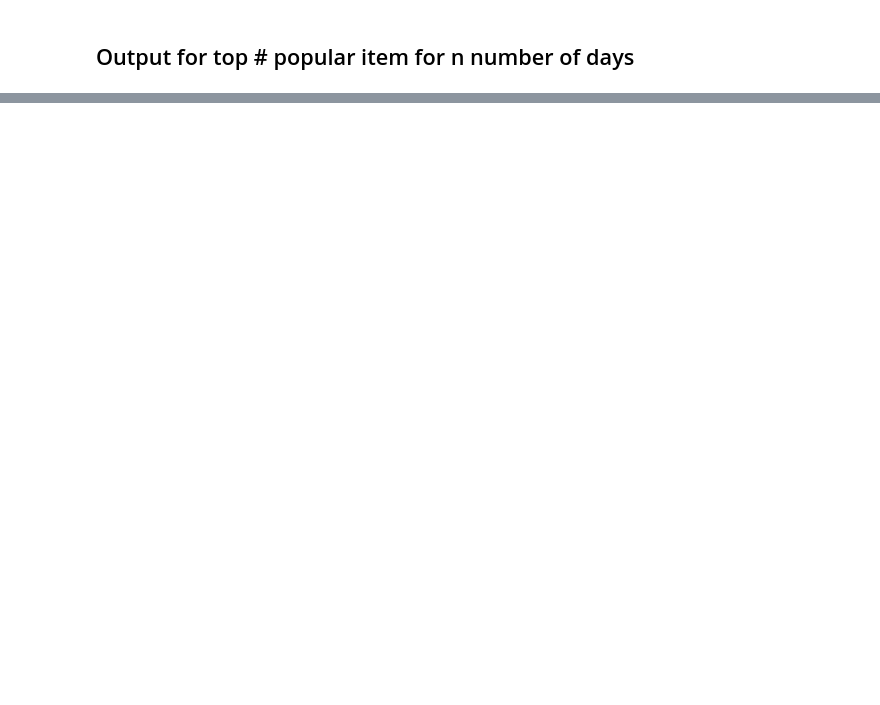
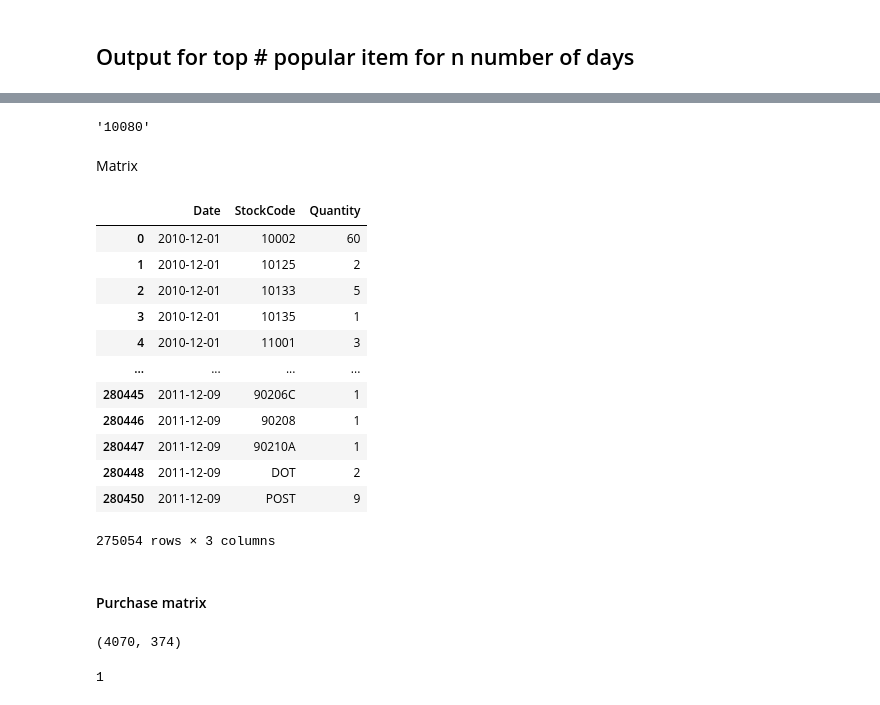
Before and after one commit to soumyaiitkgp/Recommendation_system, a Jupyter notebook: Non-personalized/Recommendation system - Non personalized (popularity based).ipynb, the cells around one changed output, grey strips where cells are left out. Drawn from its saved outputs; the diff is of its cells as text; code cells hidden in the pictures; blank space fills up the shorter version.

```diff
--- a/Non-personalized/Recommendation system - Non personalized (popularity based).ipynb
+++ b/Non-personalized/Recommendation system - Non personalized (popularity based).ipynb
@@ -546,0 +626,36 @@ See the caveats in the documentation: https://pandas.pydata.org/pandas-docs/stab
+# %%
+grouped_retail_buy_frequency_num.iat[1,0]
+# %% [output]
+'10080'
+# %% [markdown]
+Matrix
+# %%
+grouped_retail_buy_frequency_date = retail_data.groupby(['Date','StockCode',]).sum().reset_index() # Group together
+grouped_purchased_date = grouped_retail_buy_frequency_date.query('Quantity > 0') # Only get customers where purchase totals were positive
+# %%
+grouped_purchased_date
+# %% [output]
+|  | Date | StockCode | Quantity |
+| 0 | 2010-12-01 | 10002 | 60 |
+| 1 | 2010-12-01 | 10125 | 2 |
+| 2 | 2010-12-01 | 10133 | 5 |
+| 3 | 2010-12-01 | 10135 | 1 |
+| 4 | 2010-12-01 | 11001 | 3 |
+| ... | ... | ... | ... |
+| 280445 | 2011-12-09 | 90206C | 1 |
+| 280446 | 2011-12-09 | 90208 | 1 |
+| 280447 | 2011-12-09 | 90210A | 1 |
+| 280448 | 2011-12-09 | DOT | 2 |
+| 280450 | 2011-12-09 | POST | 9 |
+275054 rows × 3 columns
+# %% [markdown]
+#### Purchase matrix
+# %%
+purchase_matrix = np.array([[0 for k in range(total_days)]for j in range(stock_num)])
+purchase_matrix.shape
+# %% [output]
+(4070, 374)
+# %%
+grouped_purchased.iat[275685,2]
+# %% [output]
+1
```
Also changed, not shown: parts of 43 cells of this notebook.
